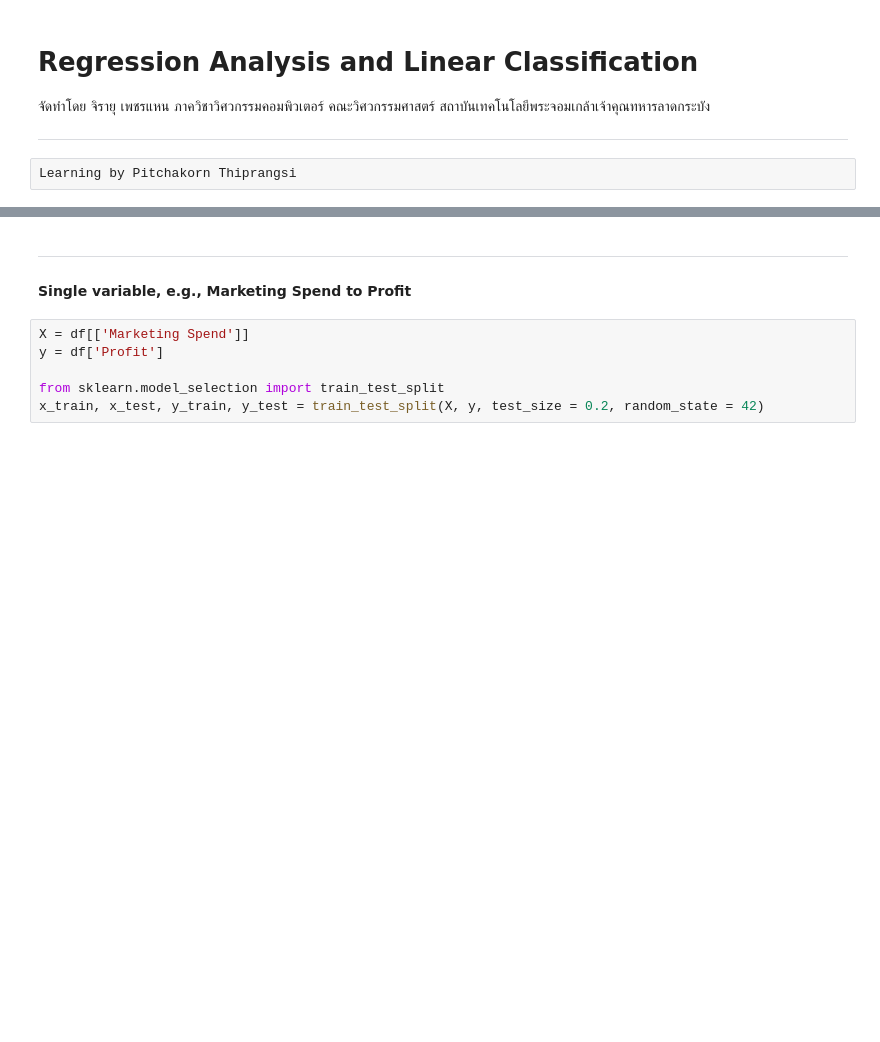
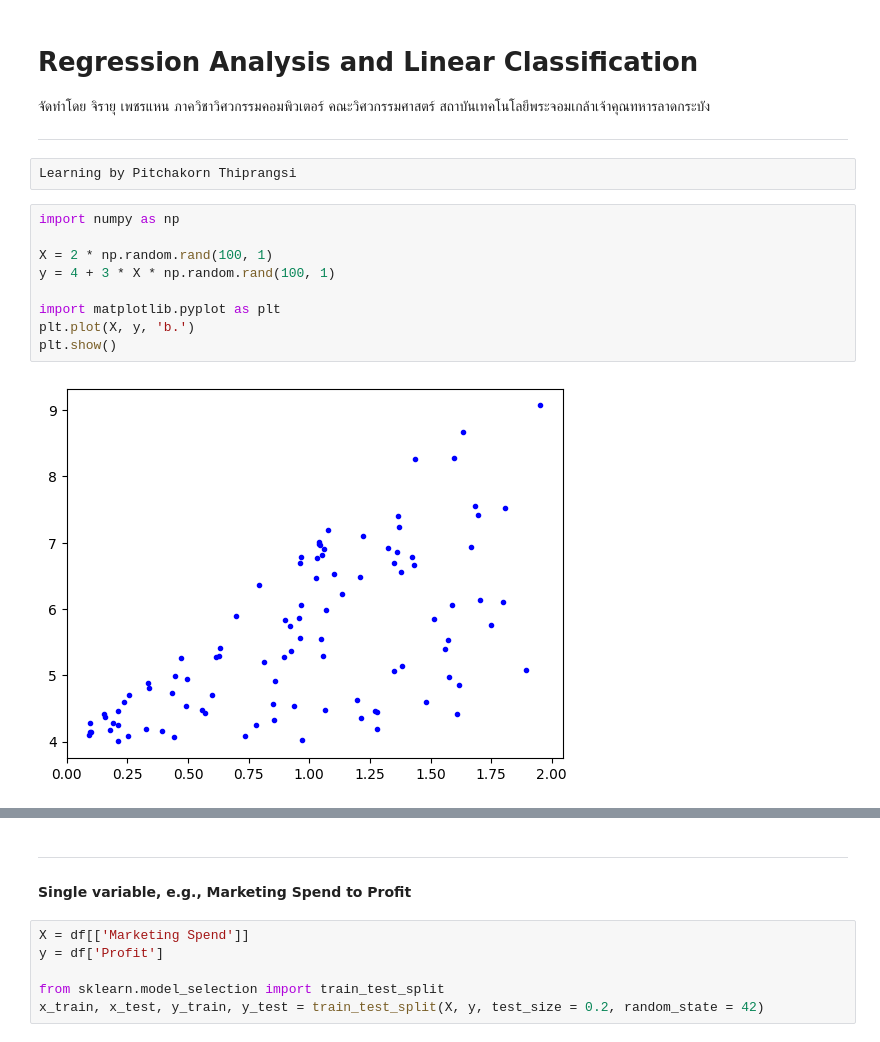
Before and after one commit to kokejohh/PMU_Module_3, a Jupyter notebook: PMU_B_MLModels_Cls_&_Reg_(Practices).ipynb, the cells around one changed output, grey strips where cells are left out. Cells and saved outputs as stored; diff of their text form; blank space fills up the shorter version.

```diff
--- a/PMU_B_MLModels_Cls_&_Reg_(Practices).ipynb
+++ b/PMU_B_MLModels_Cls_&_Reg_(Practices).ipynb
@@ -7,3 +7,14 @@
 ----
 # %%
 Learning by Pitchakorn Thiprangsi
+# %%
+import numpy as np
+
+X = 2 * np.random.rand(100, 1)
+y = 4 + 3 * X * np.random.rand(100, 1)
+
+import matplotlib.pyplot as plt
+plt.plot(X, y, 'b.')
+plt.show()
+# %% [output]
+[figure, added]
```
Also changed, not shown: parts of 3 cells of this notebook.
